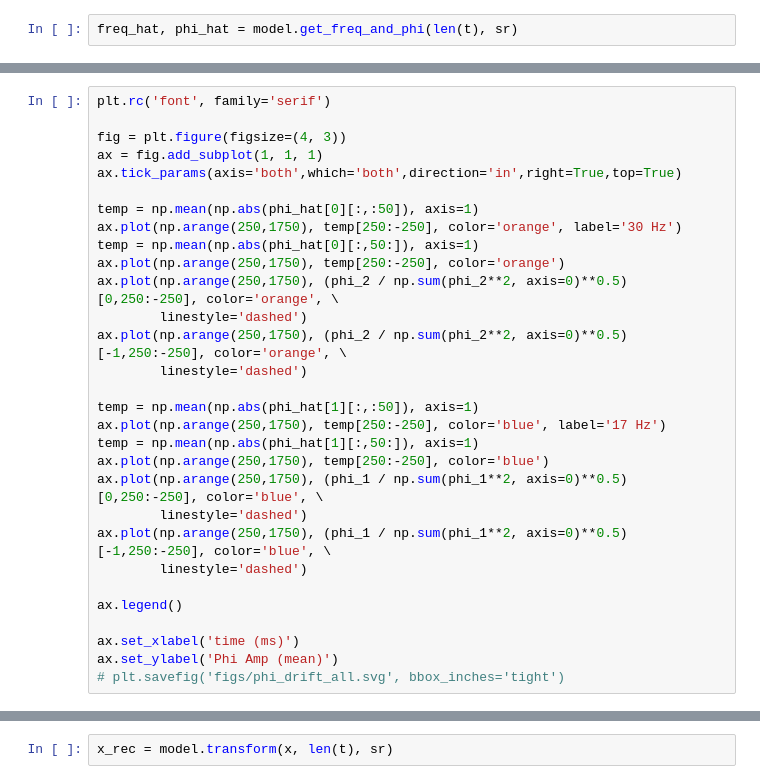
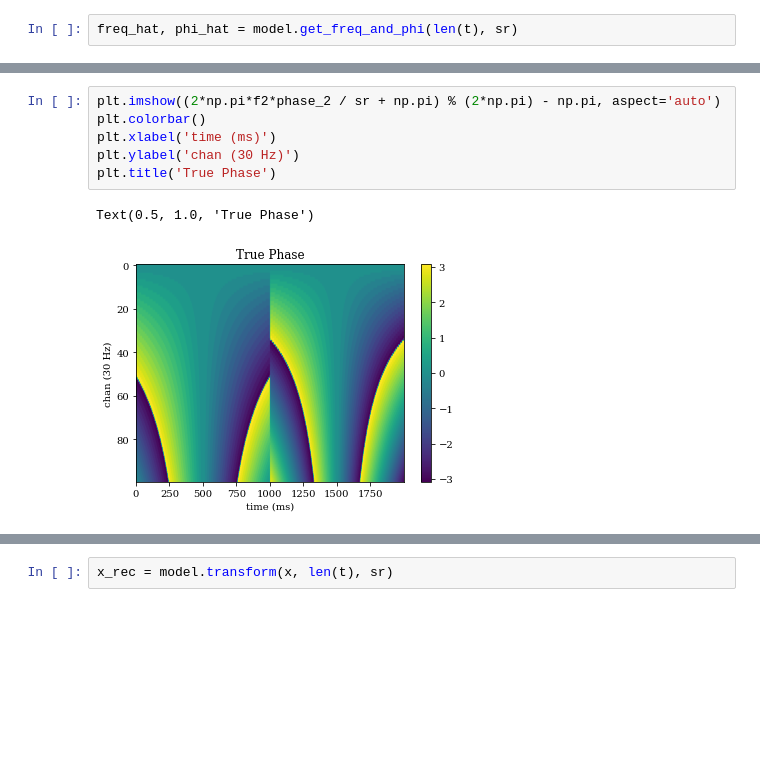
Before and after one commit to learning-2-learn/nsdmd, a Jupyter notebook: examples/spatial_phase_drift_demo.ipynb, the cells around one changed output, grey strips where cells are left out. Drawn from its saved outputs; the diff is of its cells as text; blank space fills up the shorter version.

```diff
--- a/examples/spatial_phase_drift_demo.ipynb
+++ b/examples/spatial_phase_drift_demo.ipynb
@@ -181,30 +135,0 @@ Text(0.5, 0, 'time (ms)')
-# %%
-plt.rc('font', family='serif')
-
-fig = plt.figure(figsize=(4, 3))
-ax = fig.add_subplot(1, 1, 1)
-ax.tick_params(axis='both',which='both',direction='in',right=True,top=True)
-
-temp = np.mean(np.abs(phi_hat[0][:,:50]), axis=1)
-ax.plot(np.arange(250,1750), temp[250:-250], color='orange', label='30 Hz')
-temp = np.mean(np.abs(phi_hat[0][:,50:]), axis=1)
-ax.plot(np.arange(250,1750), temp[250:-250], color='orange')
-ax.plot(np.arange(250,1750), (phi_2 / np.sum(phi_2**2, axis=0)**0.5)[0,250:-250], color='orange', \
-        linestyle='dashed')
-ax.plot(np.arange(250,1750), (phi_2 / np.sum(phi_2**2, axis=0)**0.5)[-1,250:-250], color='orange', \
-        linestyle='dashed')
-
-temp = np.mean(np.abs(phi_hat[1][:,:50]), axis=1)
-ax.plot(np.arange(250,1750), temp[250:-250], color='blue', label='17 Hz')
-temp = np.mean(np.abs(phi_hat[1][:,50:]), axis=1)
-ax.plot(np.arange(250,1750), temp[250:-250], color='blue')
-ax.plot(np.arange(250,1750), (phi_1 / np.sum(phi_1**2, axis=0)**0.5)[0,250:-250], color='blue', \
-        linestyle='dashed')
-ax.plot(np.arange(250,1750), (phi_1 / np.sum(phi_1**2, axis=0)**0.5)[-1,250:-250], color='blue', \
-        linestyle='dashed')
-
-ax.legend()
-
-ax.set_xlabel('time (ms)')
-ax.set_ylabel('Phi Amp (mean)')
-# plt.savefig('figs/phi_drift_all.svg', bbox_inches='tight')
@@ -213,0 +136,9 @@ IndexError: too many indices for array: array is 1-dimensional, but 2 were index
+# %%
+plt.imshow((2*np.pi*f2*phase_2 / sr + np.pi) % (2*np.pi) - np.pi, aspect='auto')
+plt.colorbar()
+plt.xlabel('time (ms)')
+plt.ylabel('chan (30 Hz)')
+plt.title('True Phase')
+# %% [output]
+Text(0.5, 1.0, 'True Phase')
+[figure, added]
```
Also changed, not shown: parts of 16 cells of this notebook.
